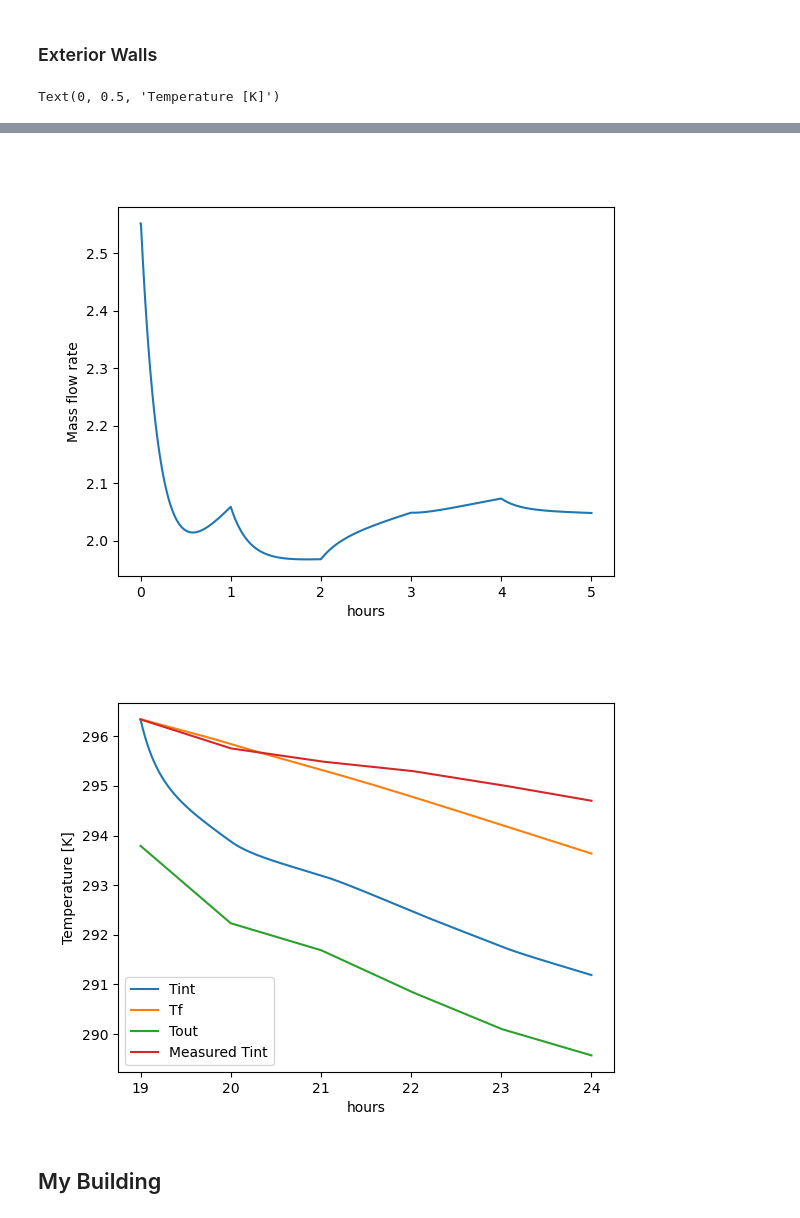
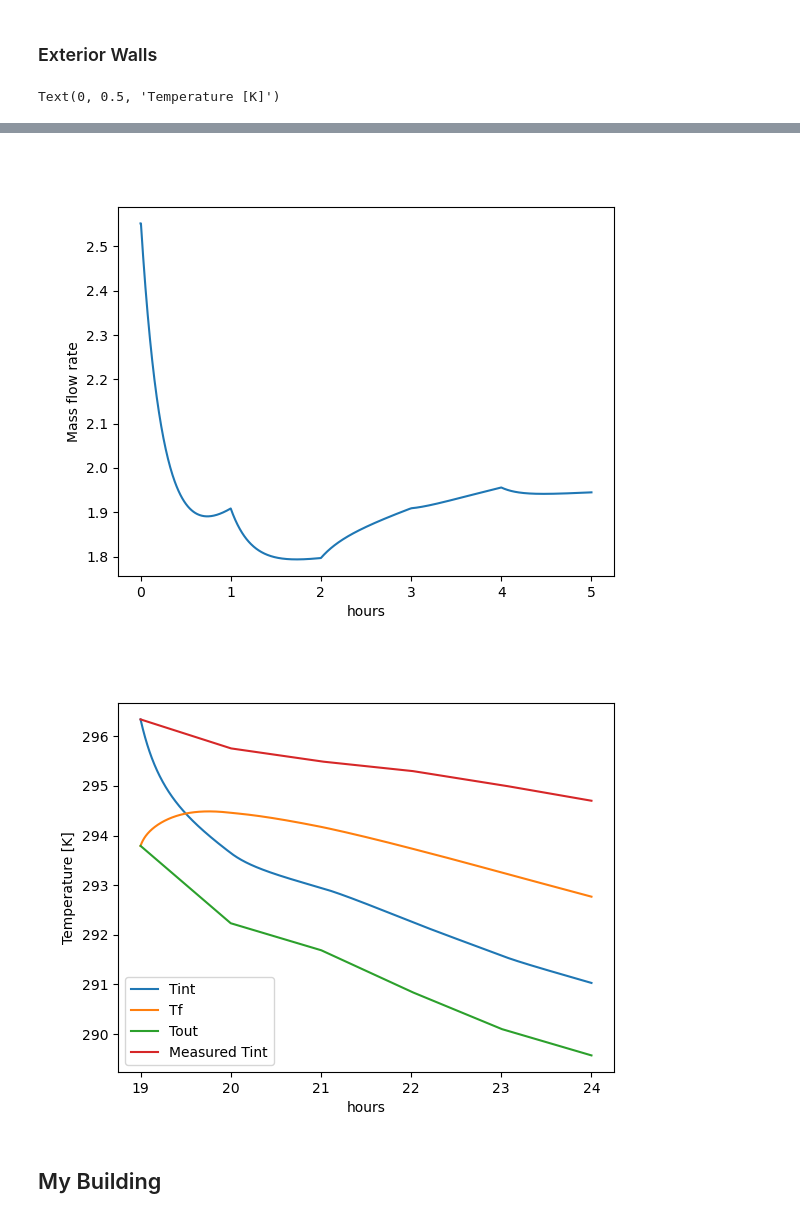
Before and after one commit to nbachand/graphBEM, a Jupyter notebook: InteriorModel.ipynb, the cells around one changed output, grey strips where cells are left out. Saved outputs shown, nothing was run; the diff lists cells and outputs as text; code cells hidden in the pictures.

```diff
--- a/InteriorModel.ipynb
+++ b/InteriorModel.ipynb
@@ -235,6 +236,7 @@ sim_kwargs = {
     "delt": times[1] - times[0],
     "simLength": times[-1] - times[0],
     "Tout" : Touts,
+    "radG": None,
     "Tfloor": None,
 }
 wall_kwargs = {}
@@ -262,35 +264,35 @@ bG.updateAllNodes({
     "vent_kwargs": vent_kwargs
     })
 
 build_sim = abs.BuildingSimulation(**sim_kwargs)
 build_sim.initialize(bG)
 build_sim.run()
 
 Tints = build_sim.bG.G.nodes['R']['Tints']
 T_profs = build_sim.bG.G.edges['R', 'OD']['T_profs']
 wall = build_sim.bG.G.edges['R', 'OD']['wall']
 Vnvs = build_sim.bG.G.nodes['R']['Vnvs']
 Vnvs[0] = Vnvs[1]
 
 # Plotting
 plt.figure()
 plt.plot(build_sim.hours, Vnvs)
 plt.xlabel('hours')
 plt.ylabel('Mass flow rate')
 
 plt.figure()
 plt.plot(hours, Tints, label='Tint')
 plt.plot(hours, T_profs[0, :], label='Tf')
 plt.plot(hours, Touts, label='Tout')
 plt.plot(hours, Real_Tint, label='Measured Tint')
 plt.legend()
 plt.xlabel('hours')
 plt.ylabel('Temperature [K]')
 # %% [output]
 Text(0, 0.5, 'Temperature [K]')
 [figure]
-[figure, old version]
+[figure, new version]
-[figure, old version]
+[figure, new version]
 # %% [markdown]
 ## My Building
 # %%
```
Also changed, not shown: parts of 10 cells of this notebook, 1 other file.
